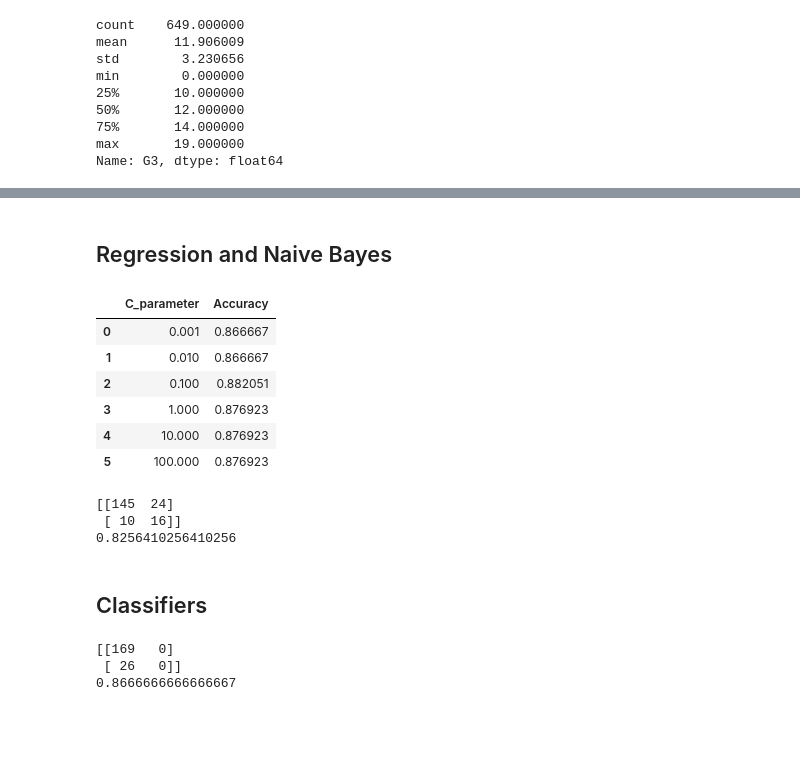
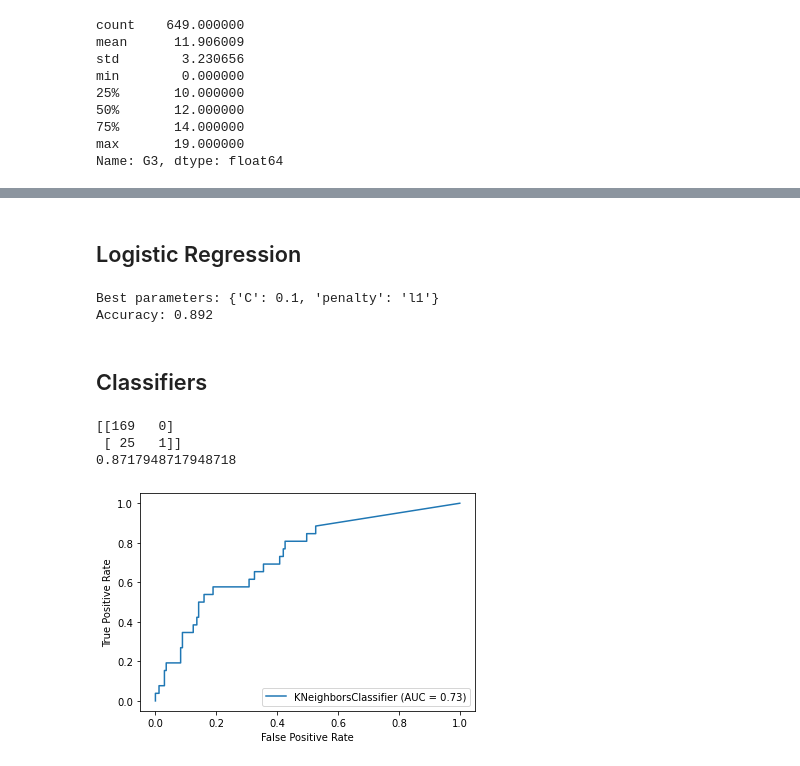
Before and after one commit to ipaulson/sb_curriculum, a Jupyter notebook: sb-capstone2/notebooks/modeling.ipynb, the cells around one changed output, grey strips where cells are left out. Cells and saved outputs as stored; diff of their text form; code cells hidden in the pictures; blank space fills up the shorter version.

Commit message:
update logreg and select models

```diff
--- a/sb-capstone2/notebooks/modeling.ipynb
+++ b/sb-capstone2/notebooks/modeling.ipynb
@@ -165,82 +103,49 @@ Accuracy: 0.710
 # %% [markdown]
-## Regression and Naive Bayes
+## Logistic Regression
-# %%
-C_param_range = [0.001,0.01,0.1,1,10,100]
-
-table = pd.DataFrame(columns = ['C_parameter','Accuracy'])
-table['C_parameter'] = C_param_range
-
-
-j = 0
-for i in C_param_range:
-
-    # Apply logistic regression model to training data
-    Logreg = LogisticRegression(penalty = 'l2', C = i,random_state = 40)
-    Logreg.fit(X_train,y_train)
-
-    # Predict using model
-    y_pred_lr = Logreg.predict(X_test)
-
-    # Saving accuracy score in table
-    table.iloc[j,1] = accuracy_score(y_test,y_pred_lr)
-    j += 1
-
-table
-# %% [output]
-|  | C_parameter | Accuracy |
-| 0 | 0.001 | 0.866667 |
-| 1 | 0.010 | 0.866667 |
-| 2 | 0.100 | 0.882051 |
-| 3 | 1.000 | 0.876923 |
-| 4 | 10.000 | 0.876923 |
-| 5 | 100.000 | 0.876923 |
-# %%
-from sklearn.naive_bayes import GaussianNB
-nb = GaussianNB()
-nb.fit(X_train,y_train)
-
-#Predict using the model:
-
-y_predict_nb=nb.predict(X_test)
-
-#Confusion matrix:
-
-cnf_matrix = confusion_matrix(y_test, y_predict_nb)
-print(cnf_matrix)
-Accuracy_nb=nb.score(X_test,y_test)
-print(Accuracy_nb)
-# %% [output]
-[[145  24]
- [ 10  16]]
-0.8256410256410256
+# %%
+parameters = {
+    'C': (0.001,0.01,0.1,1,10,100),
+    'penalty': ('l1', 'l2'),
+}
+
+gs = GridSearchCV(LogisticRegression(random_state=42, solver='liblinear'), parameters)
+gs.fit(X_train, y_train)
+
+# Score the grid search model with the testing data
+accuracy = gs.score(X_test, y_test)
+
+print('Best parameters: %r' % gs.best_params_ )
+print('Accuracy: %.3f' % accuracy)
+# %% [output]
+Best parameters: {'C': 0.1, 'penalty': 'l1'}
+Accuracy: 0.892
 # %% [markdown]
 ## Classifiers
 # %%
 from sklearn.metrics import confusion_matrix
 from sklearn.neighbors import KNeighborsClassifier
-#from sklearn.metrics import plot_roc_curve
-
 # Apply KNN model to training data:
 
-knn = KNeighborsClassifier(p=2,weights='distance',n_neighbors=50)
+knn = KNeighborsClassifier(p=2,weights='distance',n_neighbors=10)
 knn.fit(X_train,y_train)
 
 # Predict using model:
 
 y_predict_knn=knn.predict(X_test)
 
 #Confusion matrix:
 
 cnf_matrix = confusion_matrix(y_test, y_predict_knn)
 print(cnf_matrix)
 Accuracy_knn=knn.score(X_test,y_test)
 
 print(Accuracy_knn)
-#knn_disp= plot_roc_curve(knn,X_test,y_test)
+knn_disp= plot_roc_curve(knn,X_test,y_test)
 # %% [output]
 [[169   0]
- [ 26   0]]
-0.8666666666666667
+ [ 25   1]]
+0.8717948717948718
+[figure, added]
 # %%
 from sklearn.svm import SVC
 
```
Also changed, not shown: parts of 16 cells of this notebook, 2 other files.
